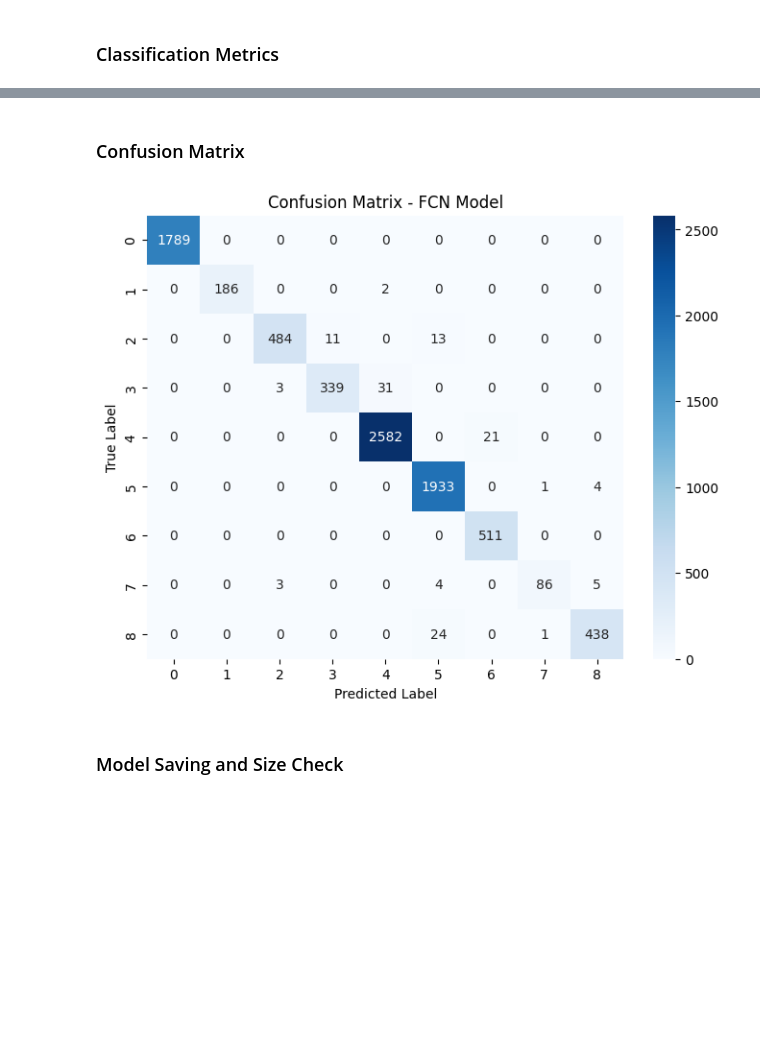
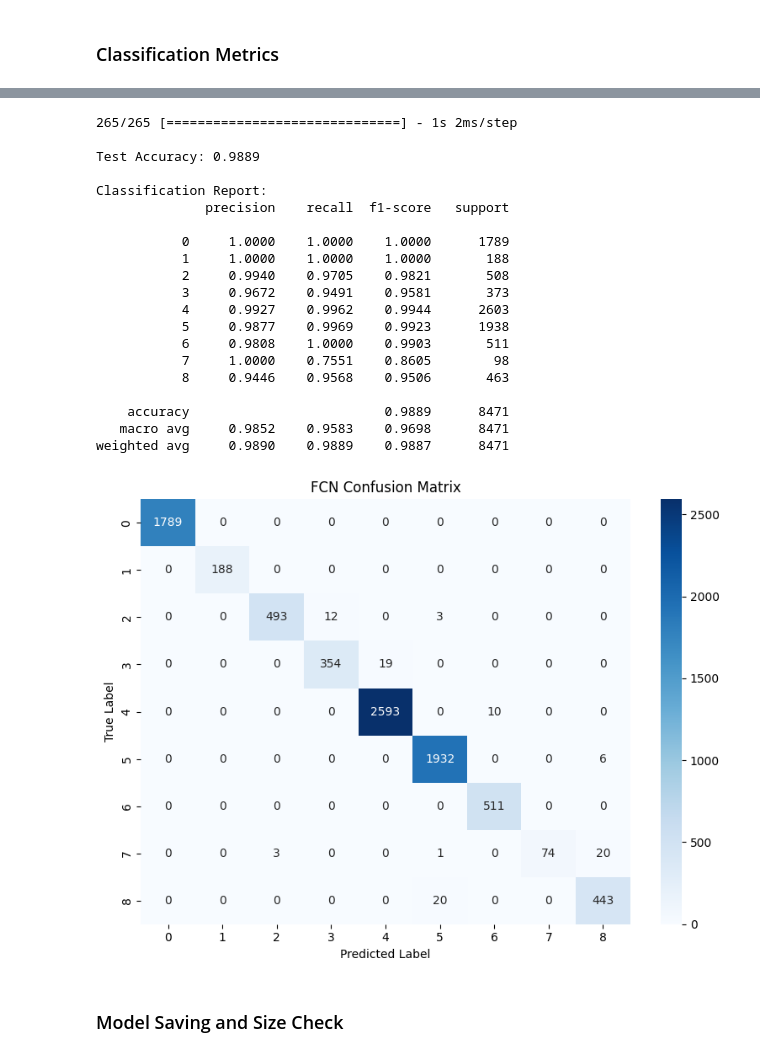
Before and after one commit to TolgaReis/tinyml-timeseries, a Jupyter notebook: notebooks/20_models/20_models_01_fcn.ipynb, the cells around one changed output, grey strips where cells are left out. Saved outputs shown, nothing was run; the diff lists cells and outputs as text; code cells hidden in the pictures; blank space fills up the shorter version.

```diff
--- a/notebooks/20_models/20_models_01_fcn.ipynb
+++ b/notebooks/20_models/20_models_01_fcn.ipynb
@@ -275,19 +205,44 @@ weighted avg     0.9834    0.9832    0.9830      8471
-# %% [markdown]
-### Confusion Matrix
-# %%
-import seaborn as sns
-from sklearn.metrics import confusion_matrix
-
-conf_matrix = confusion_matrix(y_true_classes, y_pred_classes)
-
-plt.figure(figsize=(8, 6))
-sns.heatmap(conf_matrix, annot=True, fmt="d", cmap="Blues", xticklabels=range(num_classes), yticklabels=range(num_classes))
-plt.xlabel("Predicted Label")
-plt.ylabel("True Label")
-plt.title("Confusion Matrix - FCN Model")
-plt.show()
-# %% [output]
-[figure, removed]
+# %%
+from src.evaluation.metrics import (
+    evaluate_classification,
+    plot_confusion_matrix
+)
+
+accuracy, report, y_pred = evaluate_classification(
+    fcn_model,
+    X_test,
+    y_test
+)
+
+y_true = y_test.argmax(axis=1)
+
+cm = plot_confusion_matrix(
+    y_true,
+    y_pred,
+    title="FCN Confusion Matrix"
+)
+# %% [output]
+265/265 [==============================] - 1s 2ms/step
+
+Test Accuracy: 0.9889
+
+Classification Report:
+              precision    recall  f1-score   support
+
+           0     1.0000    1.0000    1.0000      1789
+           1     1.0000    1.0000    1.0000       188
+           2     0.9940    0.9705    0.9821       508
+           3     0.9672    0.9491    0.9581       373
+           4     0.9927    0.9962    0.9944      2603
+           5     0.9877    0.9969    0.9923      1938
+           6     0.9808    1.0000    0.9903       511
+           7     1.0000    0.7551    0.8605        98
+           8     0.9446    0.9568    0.9506       463
+
+    accuracy                         0.9889      8471
+   macro avg     0.9852    0.9583    0.9698      8471
+weighted avg     0.9890    0.9889    0.9887      8471
+[figure, added]
 # %% [markdown]
 ### Model Saving and Size Check
 # %%
```
Also changed, not shown: parts of 12 cells of this notebook, 5 other files.
